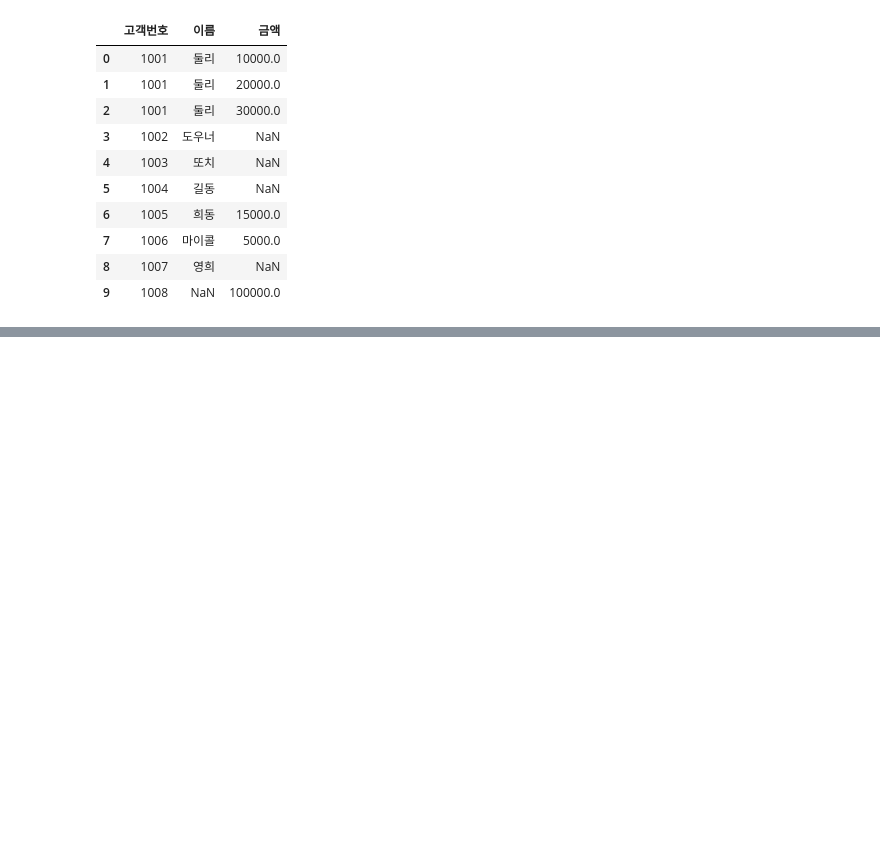
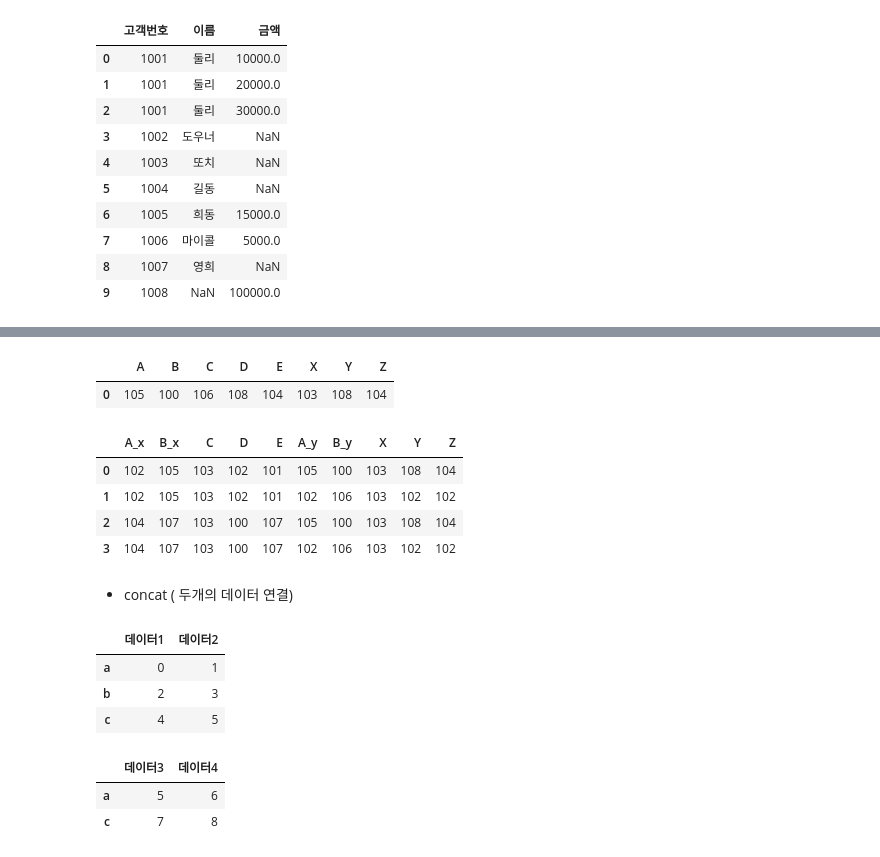
Before and after one commit to bong9C/DataAnalysis-2023.09, a Jupyter notebook: 02.Pandas/07.합성.ipynb, the cells around one changed output, grey strips where cells are left out. Cells and saved outputs as stored; diff of their text form; code cells hidden in the pictures; blank space fills up the shorter version.

```diff
--- a/02.Pandas/07.합성.ipynb
+++ b/02.Pandas/07.합성.ipynb
@@ -84,0 +120,3 @@ pd.merge(df1, df2, how='outer')
+# %%
+df3 = pd.DataFrame(np.random.randint(100, 110, size=(5, 5)), columns=list('ABCDE'))
+df3
@@ -84,0 +130,3 @@ pd.merge(df1, df2, how='outer')
+# %%
+df4 = pd.DataFrame(np.random.randint(100, 110, size=(5, 5)), columns=list('ABXYZ'))
+df4
@@ -84,0 +157,38 @@ pd.merge(df1, df2, how='outer')
+# %%
+# A열과 B열 기준
+pd.merge(df3, df4, on=['A','B'])
+# %% [output]
+|  | A | B | C | D | E | X | Y | Z |
+| 0 | 105 | 100 | 106 | 108 | 104 | 103 | 108 | 104 |
+# %%
+# C열 == X열 기준
+pd.merge(df3, df4, left_on='C', right_on='X')
+# %% [output]
+|  | A_x | B_x | C | D | E | A_y | B_y | X | Y | Z |
+| 0 | 102 | 105 | 103 | 102 | 101 | 105 | 100 | 103 | 108 | 104 |
+| 1 | 102 | 105 | 103 | 102 | 101 | 102 | 106 | 103 | 102 | 102 |
+| 2 | 104 | 107 | 103 | 100 | 107 | 105 | 100 | 103 | 108 | 104 |
+| 3 | 104 | 107 | 103 | 100 | 107 | 102 | 106 | 103 | 102 | 102 |
+# %% [markdown]
+- concat ( 두개의 데이터 연결)
+# %%
+df5 = pd.DataFrame(
+    np.arange(6).reshape(3, 2),
+    index=['a', 'b', 'c'],
+    columns=['데이터1', '데이터2'])
+df5
+# %% [output]
+|  | 데이터1 | 데이터2 |
+| a | 0 | 1 |
+| b | 2 | 3 |
+| c | 4 | 5 |
+# %%
+df6 = pd.DataFrame(
+    5 + np.arange(4).reshape(2, 2),
+    index=['a', 'c'],
+    columns=['데이터3', '데이터4'])
+df6
+# %% [output]
+|  | 데이터3 | 데이터4 |
+| a | 5 | 6 |
+| c | 7 | 8 |
```
Also changed, not shown: parts of 18 cells of this notebook, 5 other files.
